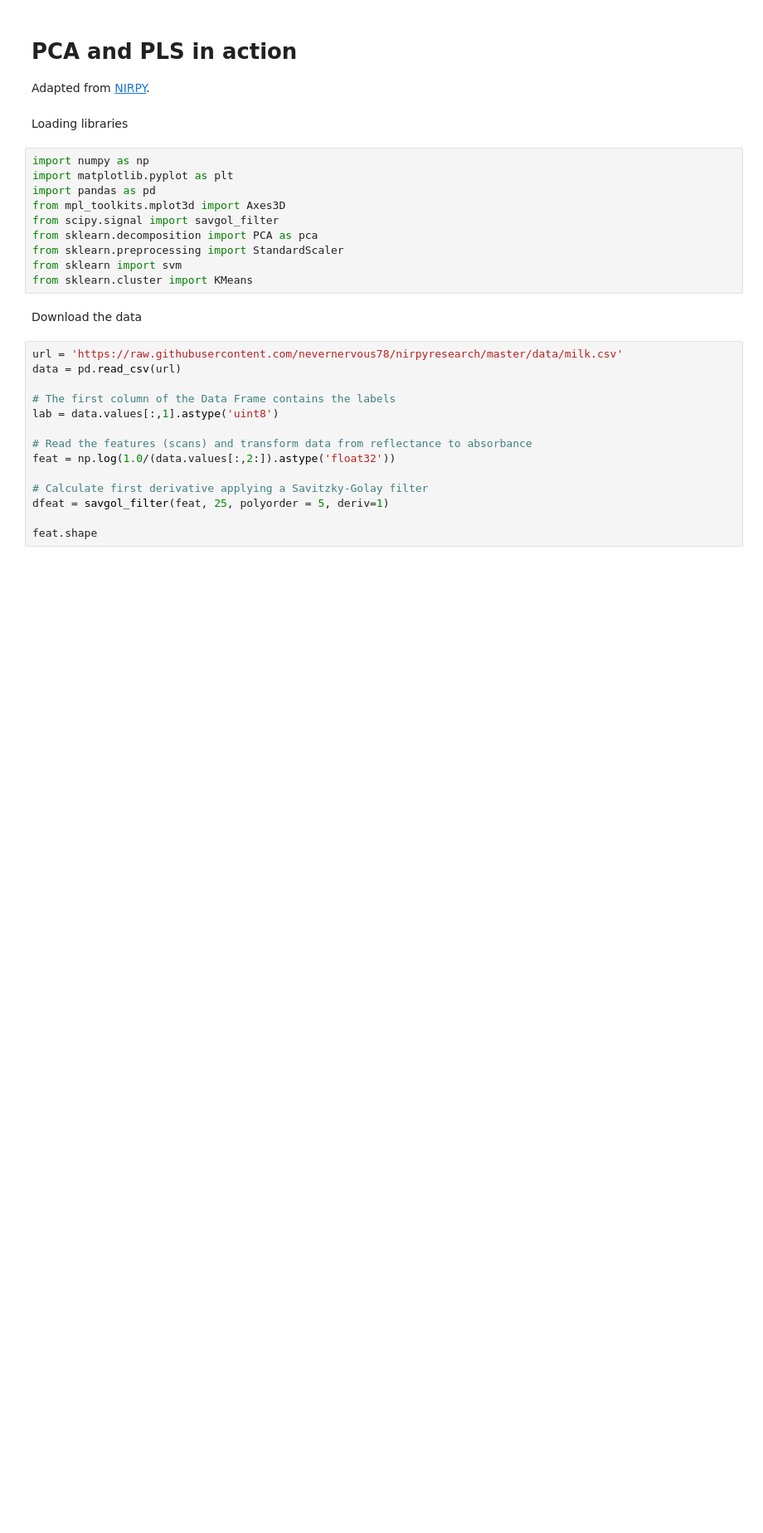
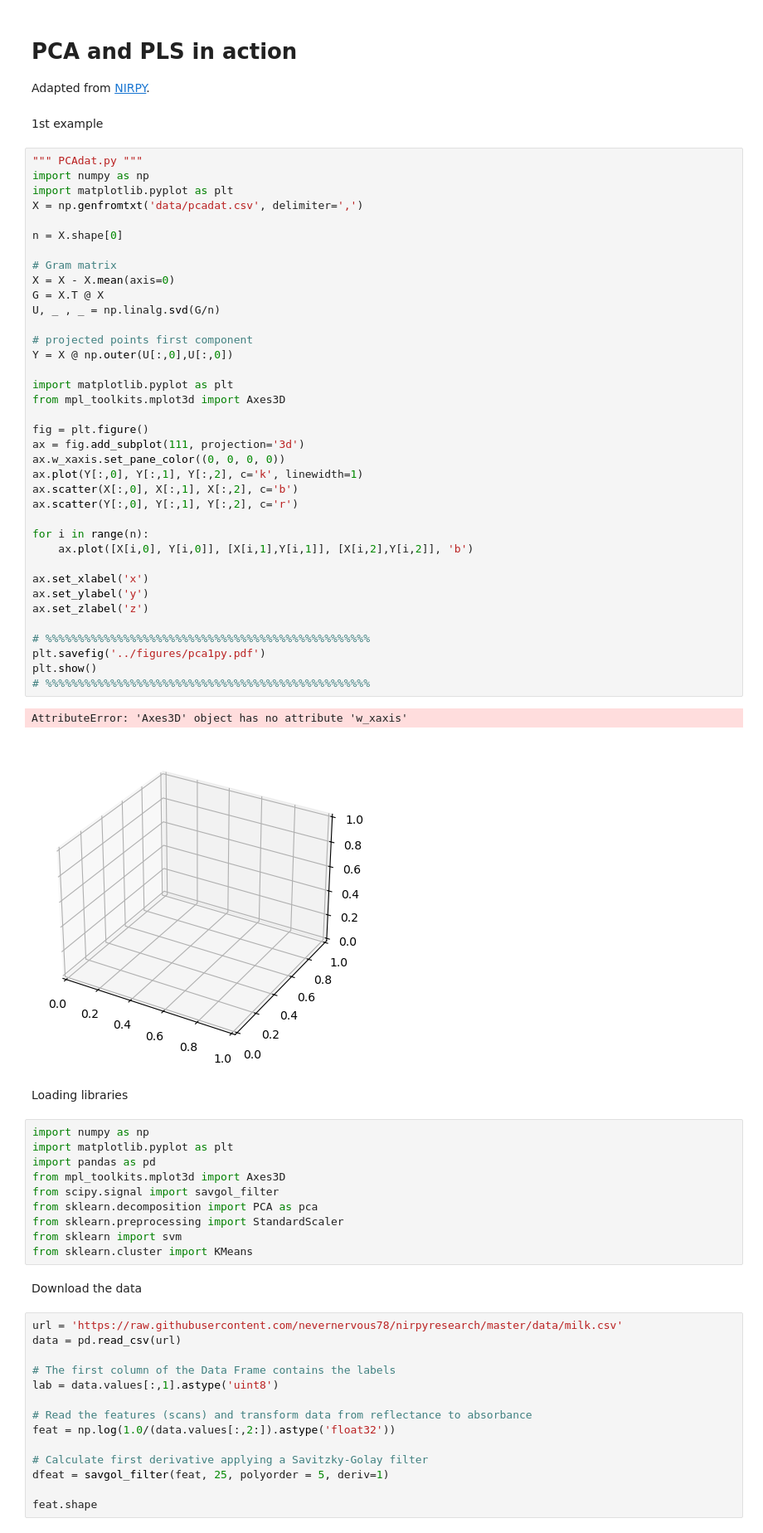
Before and after one commit to CompBiochBiophLab/Tools, a Jupyter notebook: MLtools/PCA_PLS.ipynb, the cells around one changed output. Shown at 83% size. Saved outputs shown, nothing was run; the diff lists cells and outputs as text; blank space fills up the shorter version.

```diff
--- a/MLtools/PCA_PLS.ipynb
+++ b/MLtools/PCA_PLS.ipynb
@@ -2,6 +2,48 @@
 # PCA and PLS in action
 
 Adapted from [NIRPY](https://nirpyresearch.com/partial-least-squares-regression-python/).
+# %% [markdown]
+1st example
+# %%
+""" PCAdat.py """
+import numpy as np
+import matplotlib.pyplot as plt
+X = np.genfromtxt('data/pcadat.csv', delimiter=',')
+
+n = X.shape[0]
+
+# Gram matrix
+X = X - X.mean(axis=0)
+G = X.T @ X
+U, _ , _ = np.linalg.svd(G/n)
+
+# projected points first component
+Y = X @ np.outer(U[:,0],U[:,0])
+
+import matplotlib.pyplot as plt
+from mpl_toolkits.mplot3d import Axes3D
+
+fig = plt.figure()
+ax = fig.add_subplot(111, projection='3d')
+ax.w_xaxis.set_pane_color((0, 0, 0, 0))
+ax.plot(Y[:,0], Y[:,1], Y[:,2], c='k', linewidth=1)
+ax.scatter(X[:,0], X[:,1], X[:,2], c='b')
+ax.scatter(Y[:,0], Y[:,1], Y[:,2], c='r')
+
+for i in range(n):
+    ax.plot([X[i,0], Y[i,0]], [X[i,1],Y[i,1]], [X[i,2],Y[i,2]], 'b')
+
+ax.set_xlabel('x')
+ax.set_ylabel('y')
+ax.set_zlabel('z')
+
+# %%%%%%%%%%%%%%%%%%%%%%%%%%%%%%%%%%%%%%%%%%%%%%%%%%
+plt.savefig('../figures/pca1py.pdf')
+plt.show()
+# %%%%%%%%%%%%%%%%%%%%%%%%%%%%%%%%%%%%%%%%%%%%%%%%%%
+# %% [output]
+AttributeError: 'Axes3D' object has no attribute 'w_xaxis'
+[figure, added]
 # %% [markdown]
 Loading libraries
 # %%
```
Also changed, not shown: 3 other files.
